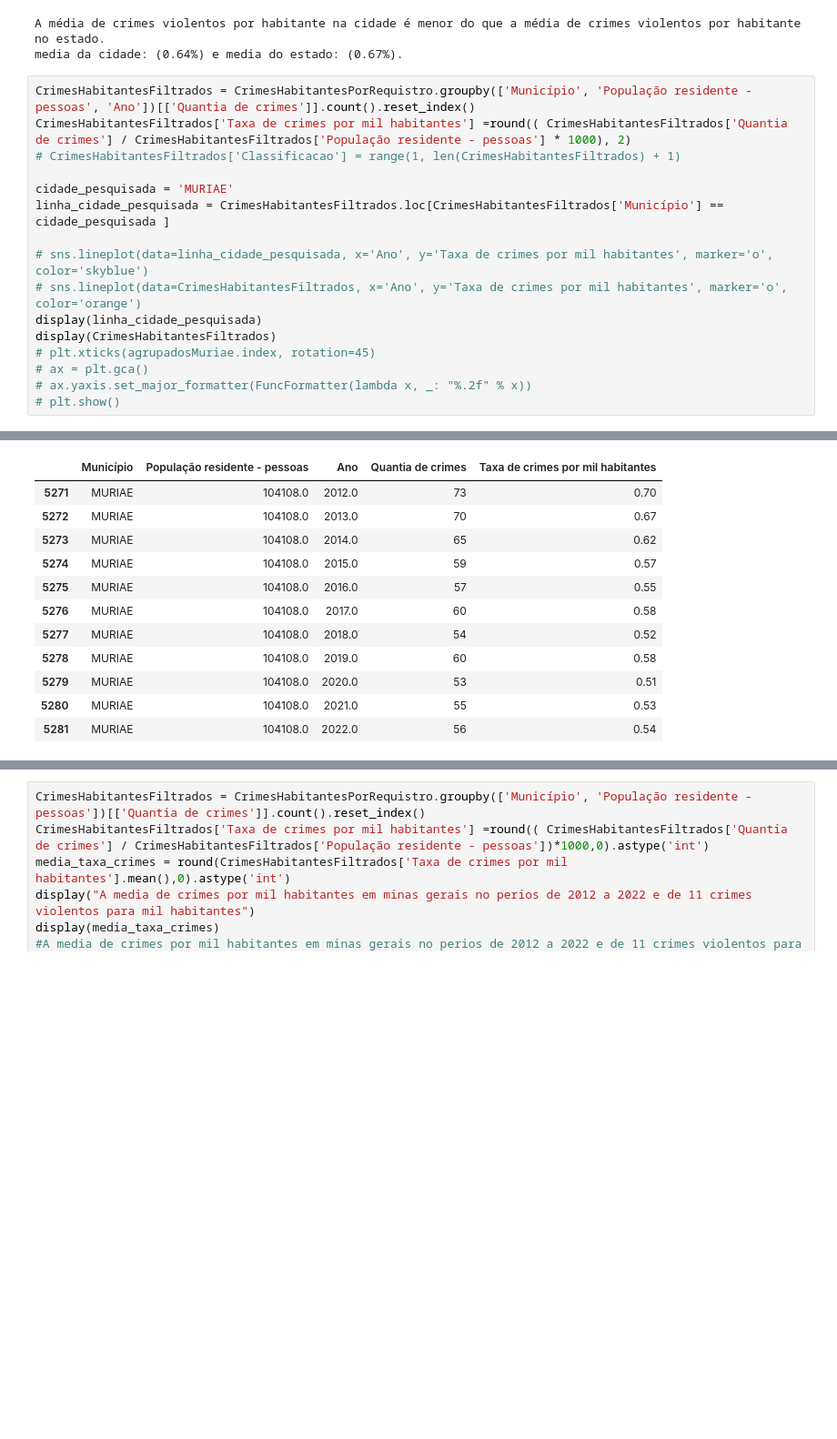
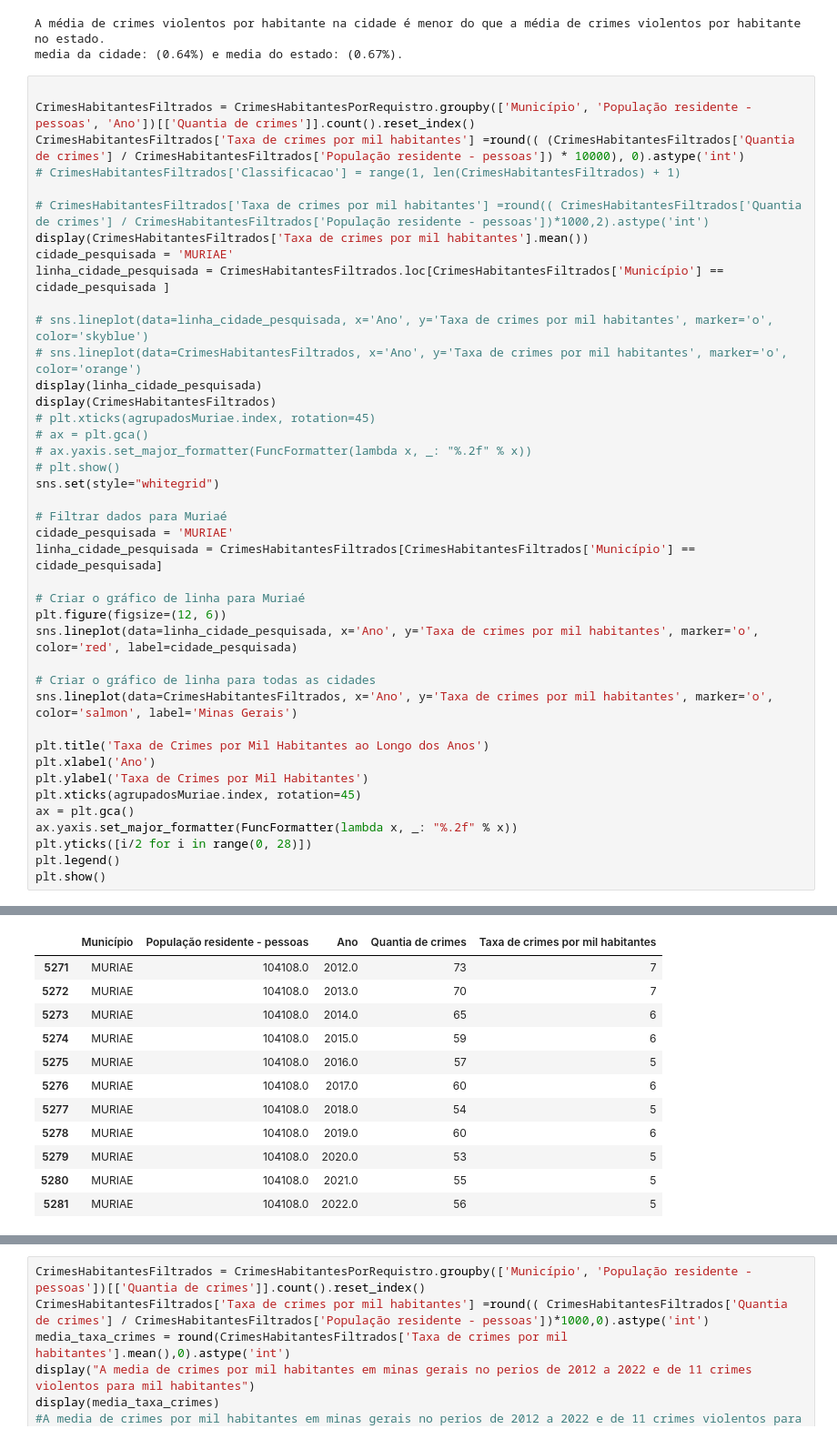
Before and after one commit to olzmooraes/PAC, a Jupyter notebook: pac-4.ipynb, the cells around one changed output, grey strips where cells are left out. Shown at 91% size. Cells and saved outputs as stored; diff of their text form; blank space fills up the shorter version.

```diff
--- a/pac-4.ipynb
+++ b/pac-4.ipynb
@@ -254,10 +254,13 @@ else:
 A média de crimes violentos por habitante na cidade é menor do que a média de crimes violentos por habitante no estado.
 media da cidade: (0.64%) e media do estado: (0.67%).
 # %%
+
 CrimesHabitantesFiltrados = CrimesHabitantesPorRequistro.groupby(['Município', 'População residente - pessoas', 'Ano'])[['Quantia de crimes']].count().reset_index()
-CrimesHabitantesFiltrados['Taxa de crimes por mil habitantes'] =round(( CrimesHabitantesFiltrados['Quantia de crimes'] / CrimesHabitantesFiltrados['População residente - pessoas'] * 1000), 2)
+CrimesHabitantesFiltrados['Taxa de crimes por mil habitantes'] =round(( (CrimesHabitantesFiltrados['Quantia de crimes'] / CrimesHabitantesFiltrados['População residente - pessoas']) * 10000), 0).astype('int')
 # CrimesHabitantesFiltrados['Classificacao'] = range(1, len(CrimesHabitantesFiltrados) + 1)
 
+# CrimesHabitantesFiltrados['Taxa de crimes por mil habitantes'] =round(( CrimesHabitantesFiltrados['Quantia de crimes'] / CrimesHabitantesFiltrados['População residente - pessoas'])*1000,2).astype('int')
+display(CrimesHabitantesFiltrados['Taxa de crimes por mil habitantes'].mean())
 cidade_pesquisada = 'MURIAE'
 linha_cidade_pesquisada = CrimesHabitantesFiltrados.loc[CrimesHabitantesFiltrados['Município'] == cidade_pesquisada ]
 
@@ -269,4 +272,26 @@ display(CrimesHabitantesFiltrados)
 # ax = plt.gca()
 # ax.yaxis.set_major_formatter(FuncFormatter(lambda x, _: "%.2f" % x))
 # plt.show()
+sns.set(style="whitegrid")
+
+# Filtrar dados para Muriaé
+cidade_pesquisada = 'MURIAE'
+linha_cidade_pesquisada = CrimesHabitantesFiltrados[CrimesHabitantesFiltrados['Município'] == cidade_pesquisada]
+
+# Criar o gráfico de linha para Muriaé
+plt.figure(figsize=(12, 6))
+sns.lineplot(data=linha_cidade_pesquisada, x='Ano', y='Taxa de crimes por mil habitantes', marker='o', color='red', label=cidade_pesquisada)
+
+# Criar o gráfico de linha para todas as cidades
+sns.lineplot(data=CrimesHabitantesFiltrados, x='Ano', y='Taxa de crimes por mil habitantes', marker='o', color='salmon', label='Minas Gerais')
+
+plt.title('Taxa de Crimes por Mil Habitantes ao Longo dos Anos')
+plt.xlabel('Ano')
+plt.ylabel('Taxa de Crimes por Mil Habitantes')
+plt.xticks(agrupadosMuriae.index, rotation=45)
+ax = plt.gca()
+ax.yaxis.set_major_formatter(FuncFormatter(lambda x, _: "%.2f" % x))
+plt.yticks([i/2 for i in range(0, 28)])
+plt.legend()
+plt.show()
 # %% [output]
@@ -273,13 +299,13 @@ display(CrimesHabitantesFiltrados)
 |  | Município | População residente - pessoas | Ano | Quantia de crimes | Taxa de crimes por mil habitantes |
-| 5271 | MURIAE | 104108.0 | 2012.0 | 73 | 0.70 |
-| 5272 | MURIAE | 104108.0 | 2013.0 | 70 | 0.67 |
-| 5273 | MURIAE | 104108.0 | 2014.0 | 65 | 0.62 |
-| 5274 | MURIAE | 104108.0 | 2015.0 | 59 | 0.57 |
-| 5275 | MURIAE | 104108.0 | 2016.0 | 57 | 0.55 |
-| 5276 | MURIAE | 104108.0 | 2017.0 | 60 | 0.58 |
-| 5277 | MURIAE | 104108.0 | 2018.0 | 54 | 0.52 |
-| 5278 | MURIAE | 104108.0 | 2019.0 | 60 | 0.58 |
-| 5279 | MURIAE | 104108.0 | 2020.0 | 53 | 0.51 |
-| 5280 | MURIAE | 104108.0 | 2021.0 | 55 | 0.53 |
-| 5281 | MURIAE | 104108.0 | 2022.0 | 56 | 0.54 |
+| 5271 | MURIAE | 104108.0 | 2012.0 | 73 | 7 |
+| 5272 | MURIAE | 104108.0 | 2013.0 | 70 | 7 |
+| 5273 | MURIAE | 104108.0 | 2014.0 | 65 | 6 |
+| 5274 | MURIAE | 104108.0 | 2015.0 | 59 | 6 |
+| 5275 | MURIAE | 104108.0 | 2016.0 | 57 | 5 |
+| 5276 | MURIAE | 104108.0 | 2017.0 | 60 | 6 |
+| 5277 | MURIAE | 104108.0 | 2018.0 | 54 | 5 |
+| 5278 | MURIAE | 104108.0 | 2019.0 | 60 | 6 |
+| 5279 | MURIAE | 104108.0 | 2020.0 | 53 | 5 |
+| 5280 | MURIAE | 104108.0 | 2021.0 | 55 | 5 |
+| 5281 | MURIAE | 104108.0 | 2022.0 | 56 | 5 |
 |  | Município | População residente - pessoas | Ano | Quantia de crimes | Taxa de crimes por mil habitantes |
```
Also changed, not shown: parts of 2 cells of this notebook.
